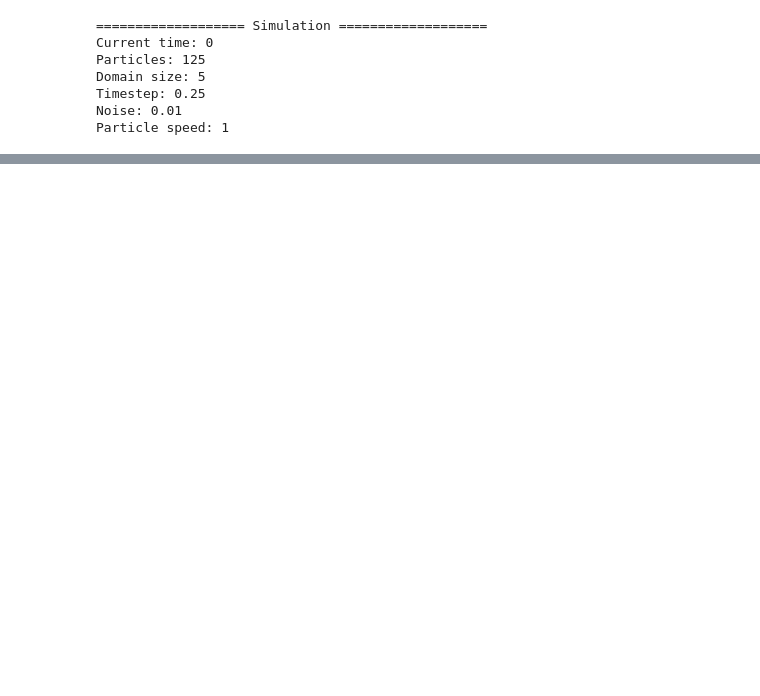
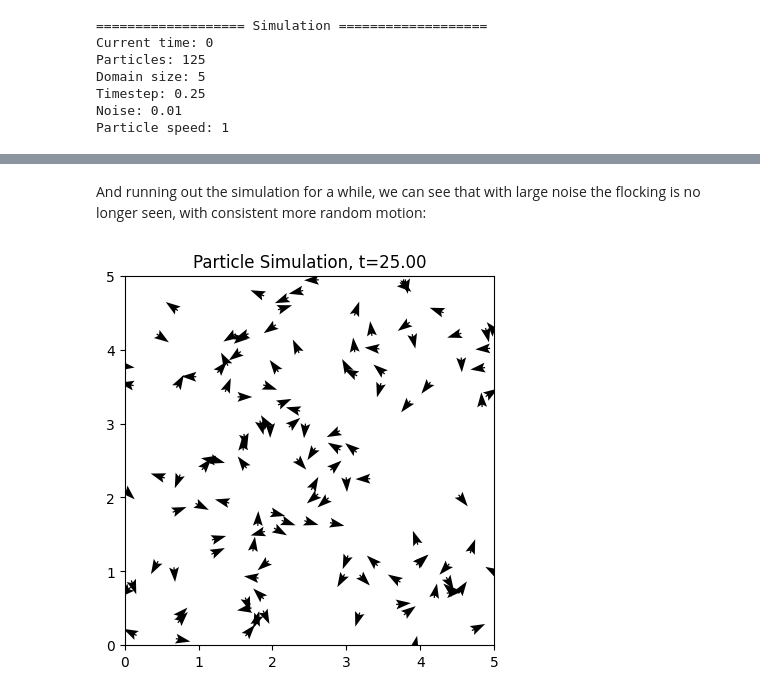
Before and after one commit to duncanam/particle_interactions_puzzle, a Jupyter notebook: examples/project.ipynb, the cells around one changed output, grey strips where cells are left out. Cells and saved outputs as stored; diff of their text form; code cells hidden in the pictures; blank space fills up the shorter version.

```diff
--- a/examples/project.ipynb
+++ b/examples/project.ipynb
@@ -33,0 +68,8 @@ pi.plot_simulation_timestep(sim)
+# %% [markdown]
+And running out the simulation for a while, we can see that with large noise the flocking is no longer seen, with consistent more random motion:
+# %%
+for _ in range(100):
+    sim = sim.to_timestepped()
+pi.plot_simulation_timestep(sim)
+# %% [output]
+[figure, added]
```
Also changed, not shown: parts of 10 cells of this notebook, 3 other files.
